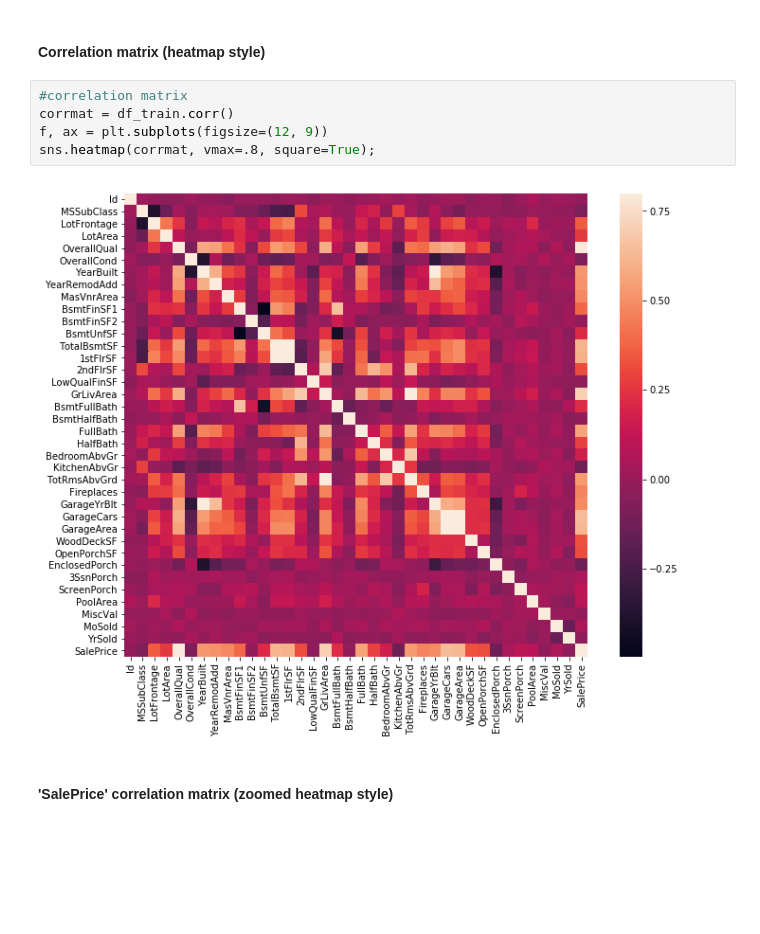
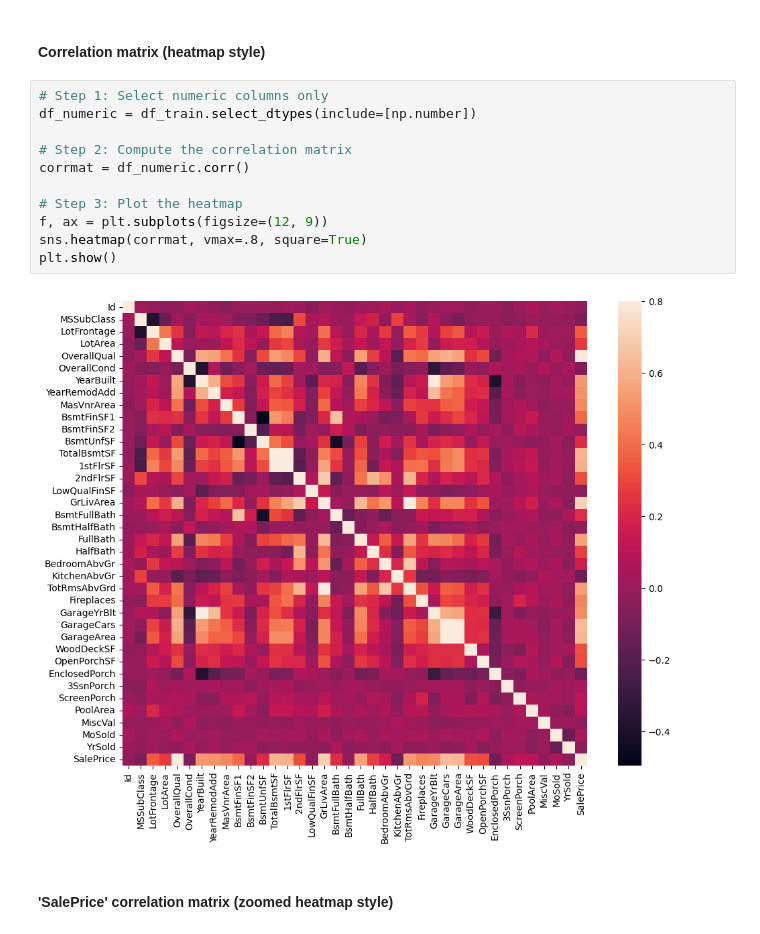
Before and after one commit to amitbiswas1902/Info-Tech, a Jupyter notebook: PRODIGY_ML_01/comprehensive-data-exploration-with-python.ipynb, the cells around one changed output. Cells and saved outputs as stored; diff of their text form; blank space fills up the shorter version.

```diff
--- a/PRODIGY_ML_01/comprehensive-data-exploration-with-python.ipynb
+++ b/PRODIGY_ML_01/comprehensive-data-exploration-with-python.ipynb
@@ -174,12 +174,18 @@ Until now we just followed our intuition and analysed the variables we thought w
 # %% [markdown]
 #### Correlation matrix (heatmap style)
 # %%
-#correlation matrix
-corrmat = df_train.corr()
+# Step 1: Select numeric columns only
+df_numeric = df_train.select_dtypes(include=[np.number])
+
+# Step 2: Compute the correlation matrix
+corrmat = df_numeric.corr()
+
+# Step 3: Plot the heatmap
 f, ax = plt.subplots(figsize=(12, 9))
-sns.heatmap(corrmat, vmax=.8, square=True);
+sns.heatmap(corrmat, vmax=.8, square=True)
+plt.show()
 # %% [output]
-[figure, old version]
+[figure, new version]
 # %% [markdown]
 #### 'SalePrice' correlation matrix (zoomed heatmap style)
 # %%
```
Also changed, not shown: parts of 20 cells of this notebook.
